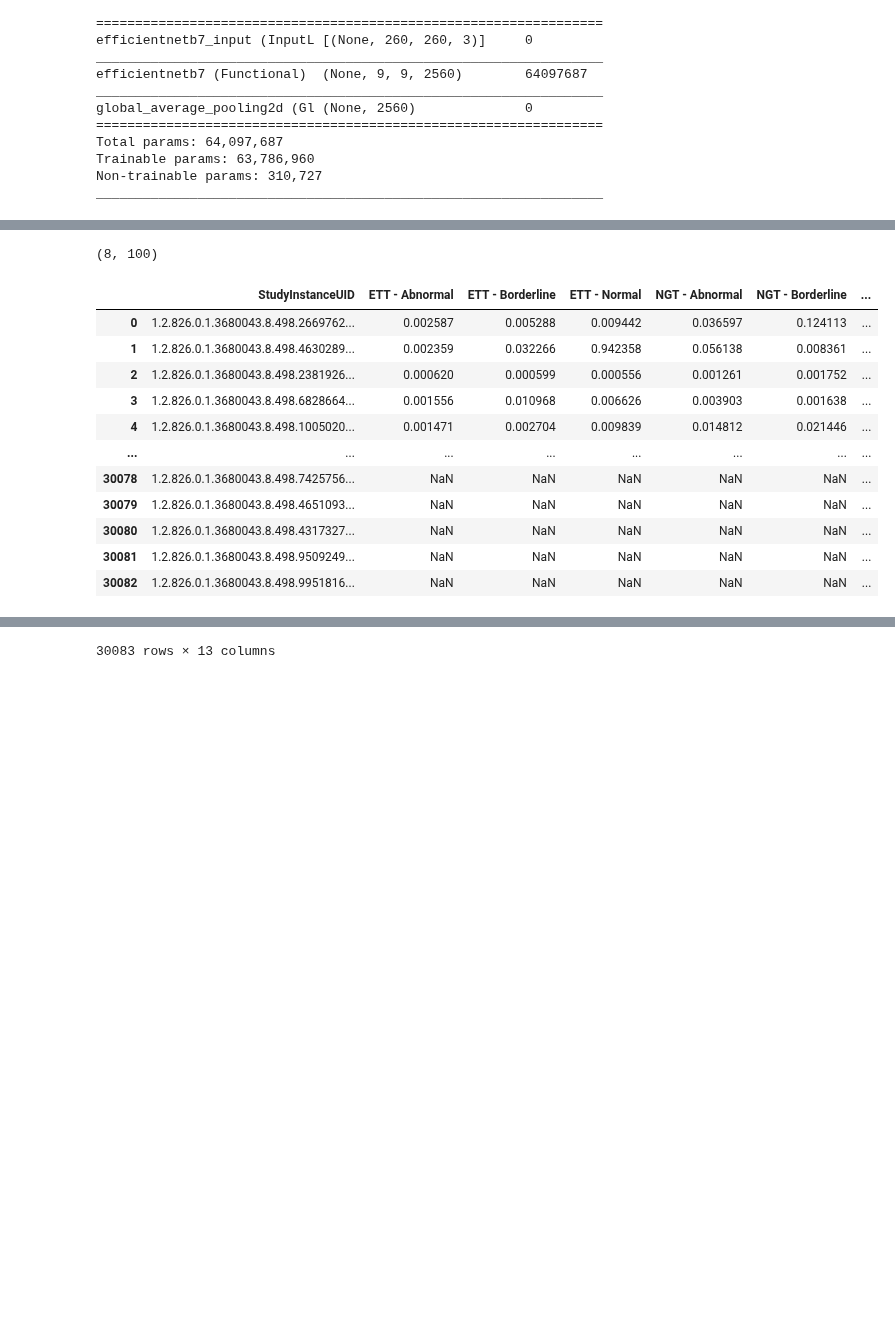
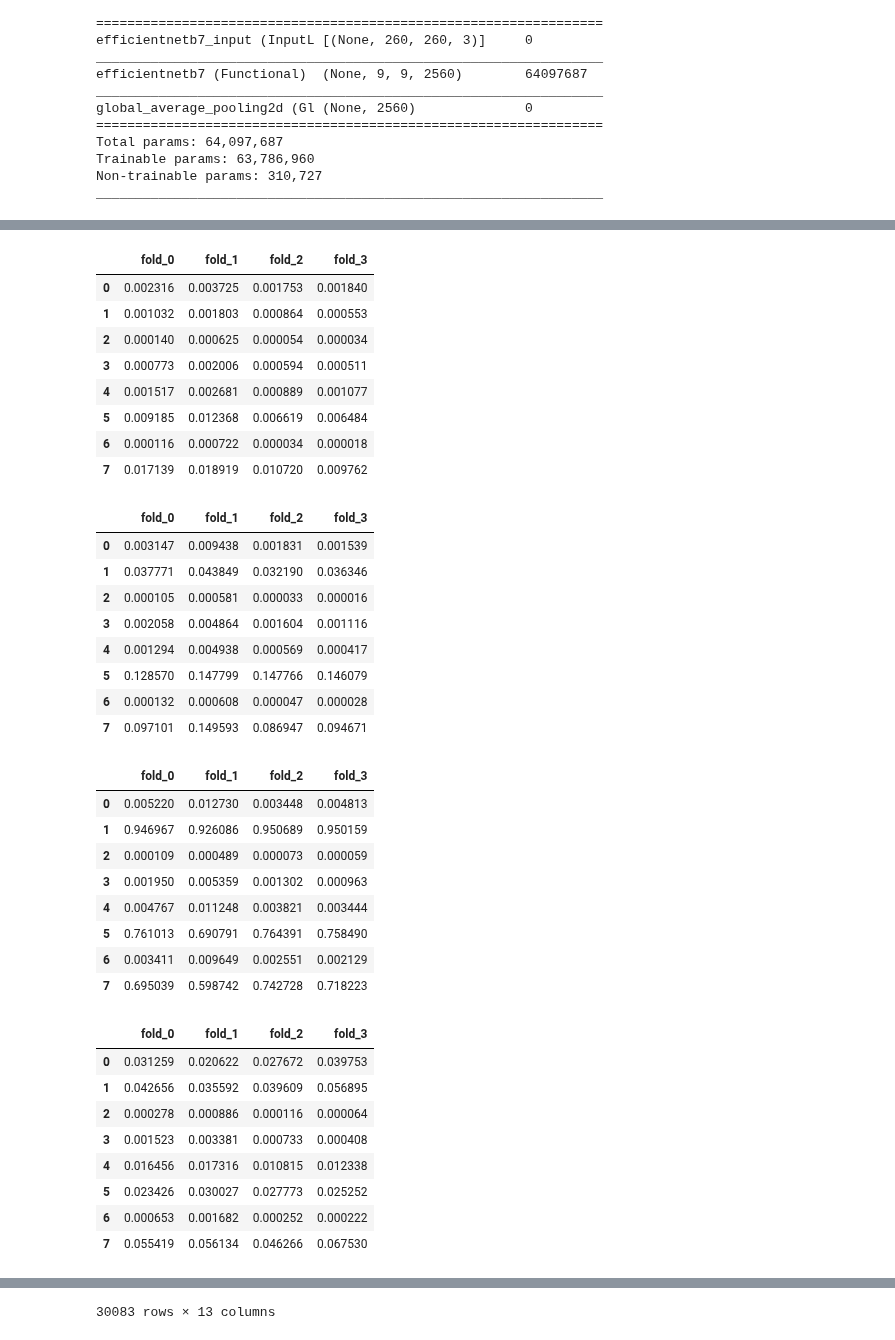
Before and after one commit to Hokoku/catheter, a Jupyter notebook: effnet_tuned_dense_inference.ipynb, the cells around one changed output, grey strips where cells are left out. Drawn from its saved outputs; the diff is of its cells as text; code cells hidden in the pictures; blank space fills up the shorter version.

Commit message:
update effnet_tuned_dense, without AE

```diff
--- a/effnet_tuned_dense_inference.ipynb
+++ b/effnet_tuned_dense_inference.ipynb
@@ -15,7 +15,7 @@ class CFG:
    debug=True
    dataset_dir="../input/ranzcr-clip-catheter-line-classification/"
    models_dir="./models/" if debug else "../input/efficientnet-lightgbm-models/"
-   batch_size=8 if debug else 32
+   batch_size=4 if debug else 128
    input_shape=(260,260)
 
    target_cols=['ETT - Abnormal', 'ETT - Borderline', 'ETT - Normal', 'NGT - Abnormal', 'NGT - Borderline',
@@ -115,13 +124,6 @@ _________________________________________________________________
-# %%
-layer_name="dense_1"
-compressing_model=models.Model(inputs=autoencoder.input,outputs=autoencoder.get_layer(layer_name).output)
-ae_pred=compressing_model.predict(X)
-display(ae_pred.shape)
-# %% [output]
-(8, 100)
 # %%
 def create_model(fold:int):
-    dense_dir=f"{CFG.models_dir}effnet_tuned_dense/"
+    dense_dir=f"{CFG.models_dir}effnet_tuned_dense_withoutAE/"
     with open(f"{dense_dir}model.json","rt") as f:
         model_json=f.read()
     dense_model=models.model_from_json(model_json)
@@ -130,29 +132,53 @@ def create_model(fold:int):
 
 dense_model_list=[create_model(n) for n in range(CFG.n_folds)]
 # %%
-dense_pred_list=[pd.DataFrame(dense_model_list[n].predict(ae_pred),columns=CFG.target_cols) for n in range(CFG.n_folds)]
+dense_pred_list=[pd.DataFrame(dense_model_list[n].predict(features),columns=CFG.target_cols) for n in range(CFG.n_folds)]
 
 submission=test.copy()
 
 for col_name in CFG.target_cols:
     pred_col=pd.DataFrame()
     for n,pred in enumerate(dense_pred_list):
         pred_col[f"fold_{n}"]=pred[col_name]
     submission[col_name]=pred_col.mean(axis=1)
 display(submission)
 
 if not CFG.debug:
     submission.to_csv("submission.csv",index=False)
 # %% [output]
-|  | StudyInstanceUID | ETT - Abnormal | ETT - Borderline | ETT - Normal | NGT - Abnormal | NGT - Borderline | ... |
-| 0 | 1.2.826.0.1.3680043.8.498.2669762... | 0.002587 | 0.005288 | 0.009442 | 0.036597 | 0.124113 | ... |
-| 1 | 1.2.826.0.1.3680043.8.498.4630289... | 0.002359 | 0.032266 | 0.942358 | 0.056138 | 0.008361 | ... |
-| 2 | 1.2.826.0.1.3680043.8.498.2381926... | 0.000620 | 0.000599 | 0.000556 | 0.001261 | 0.001752 | ... |
-| 3 | 1.2.826.0.1.3680043.8.498.6828664... | 0.001556 | 0.010968 | 0.006626 | 0.003903 | 0.001638 | ... |
-| 4 | 1.2.826.0.1.3680043.8.498.1005020... | 0.001471 | 0.002704 | 0.009839 | 0.014812 | 0.021446 | ... |
-| ... | ... | ... | ... | ... | ... | ... | ... |
-| 30078 | 1.2.826.0.1.3680043.8.498.7425756... | NaN | NaN | NaN | NaN | NaN | ... |
-| 30079 | 1.2.826.0.1.3680043.8.498.4651093... | NaN | NaN | NaN | NaN | NaN | ... |
-| 30080 | 1.2.826.0.1.3680043.8.498.4317327... | NaN | NaN | NaN | NaN | NaN | ... |
-| 30081 | 1.2.826.0.1.3680043.8.498.9509249... | NaN | NaN | NaN | NaN | NaN | ... |
-| 30082 | 1.2.826.0.1.3680043.8.498.9951816... | NaN | NaN | NaN | NaN | NaN | ... |
+|  | fold_0 | fold_1 | fold_2 | fold_3 |
+| 0 | 0.002316 | 0.003725 | 0.001753 | 0.001840 |
+| 1 | 0.001032 | 0.001803 | 0.000864 | 0.000553 |
+| 2 | 0.000140 | 0.000625 | 0.000054 | 0.000034 |
+| 3 | 0.000773 | 0.002006 | 0.000594 | 0.000511 |
+| 4 | 0.001517 | 0.002681 | 0.000889 | 0.001077 |
+| 5 | 0.009185 | 0.012368 | 0.006619 | 0.006484 |
+| 6 | 0.000116 | 0.000722 | 0.000034 | 0.000018 |
+| 7 | 0.017139 | 0.018919 | 0.010720 | 0.009762 |
+|  | fold_0 | fold_1 | fold_2 | fold_3 |
+| 0 | 0.003147 | 0.009438 | 0.001831 | 0.001539 |
+| 1 | 0.037771 | 0.043849 | 0.032190 | 0.036346 |
+| 2 | 0.000105 | 0.000581 | 0.000033 | 0.000016 |
+| 3 | 0.002058 | 0.004864 | 0.001604 | 0.001116 |
+| 4 | 0.001294 | 0.004938 | 0.000569 | 0.000417 |
+| 5 | 0.128570 | 0.147799 | 0.147766 | 0.146079 |
+| 6 | 0.000132 | 0.000608 | 0.000047 | 0.000028 |
+| 7 | 0.097101 | 0.149593 | 0.086947 | 0.094671 |
+|  | fold_0 | fold_1 | fold_2 | fold_3 |
+| 0 | 0.005220 | 0.012730 | 0.003448 | 0.004813 |
+| 1 | 0.946967 | 0.926086 | 0.950689 | 0.950159 |
+| 2 | 0.000109 | 0.000489 | 0.000073 | 0.000059 |
+| 3 | 0.001950 | 0.005359 | 0.001302 | 0.000963 |
+| 4 | 0.004767 | 0.011248 | 0.003821 | 0.003444 |
+| 5 | 0.761013 | 0.690791 | 0.764391 | 0.758490 |
+| 6 | 0.003411 | 0.009649 | 0.002551 | 0.002129 |
+| 7 | 0.695039 | 0.598742 | 0.742728 | 0.718223 |
+|  | fold_0 | fold_1 | fold_2 | fold_3 |
+| 0 | 0.031259 | 0.020622 | 0.027672 | 0.039753 |
+| 1 | 0.042656 | 0.035592 | 0.039609 | 0.056895 |
+| 2 | 0.000278 | 0.000886 | 0.000116 | 0.000064 |
+| 3 | 0.001523 | 0.003381 | 0.000733 | 0.000408 |
+| 4 | 0.016456 | 0.017316 | 0.010815 | 0.012338 |
+| 5 | 0.023426 | 0.030027 | 0.027773 | 0.025252 |
+| 6 | 0.000653 | 0.001682 | 0.000252 | 0.000222 |
+| 7 | 0.055419 | 0.056134 | 0.046266 | 0.067530 |
```
Also changed, not shown: parts of 3 cells of this notebook, 2 other files.
